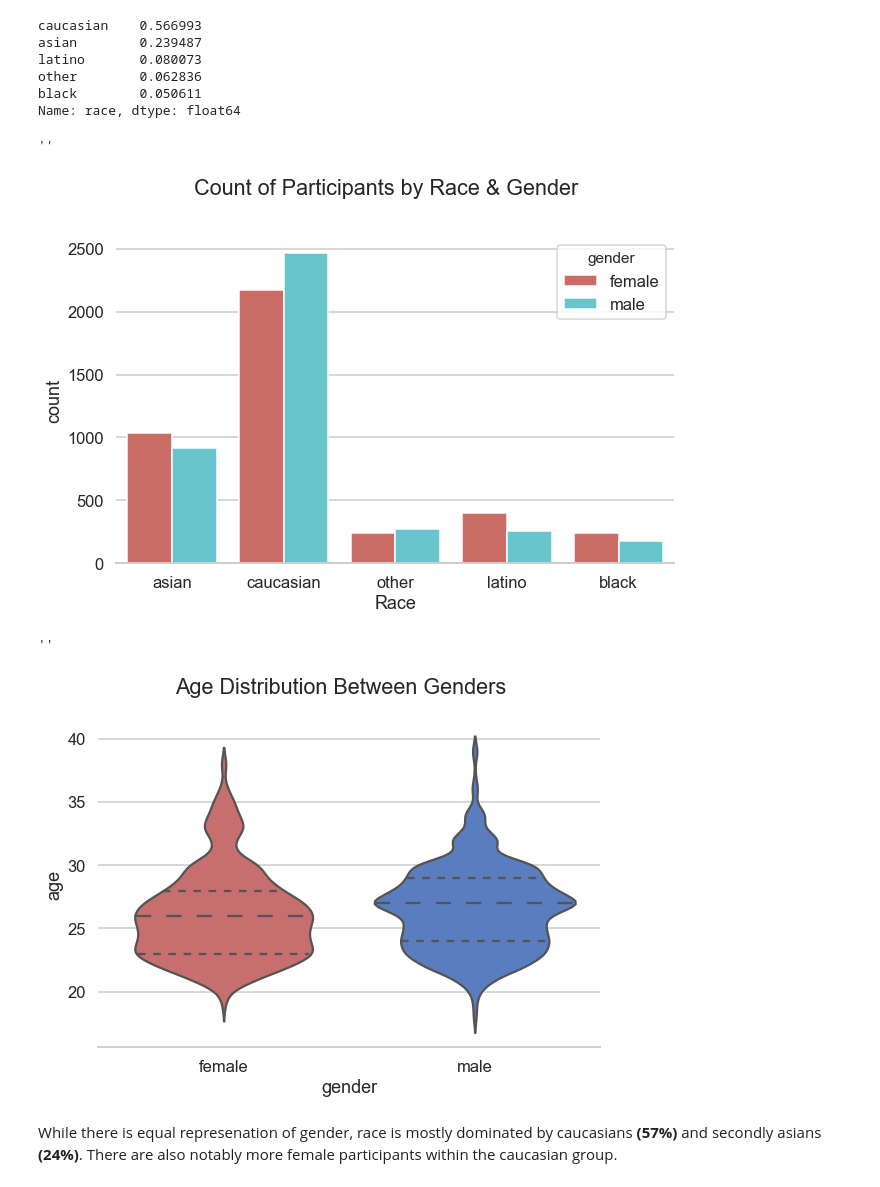
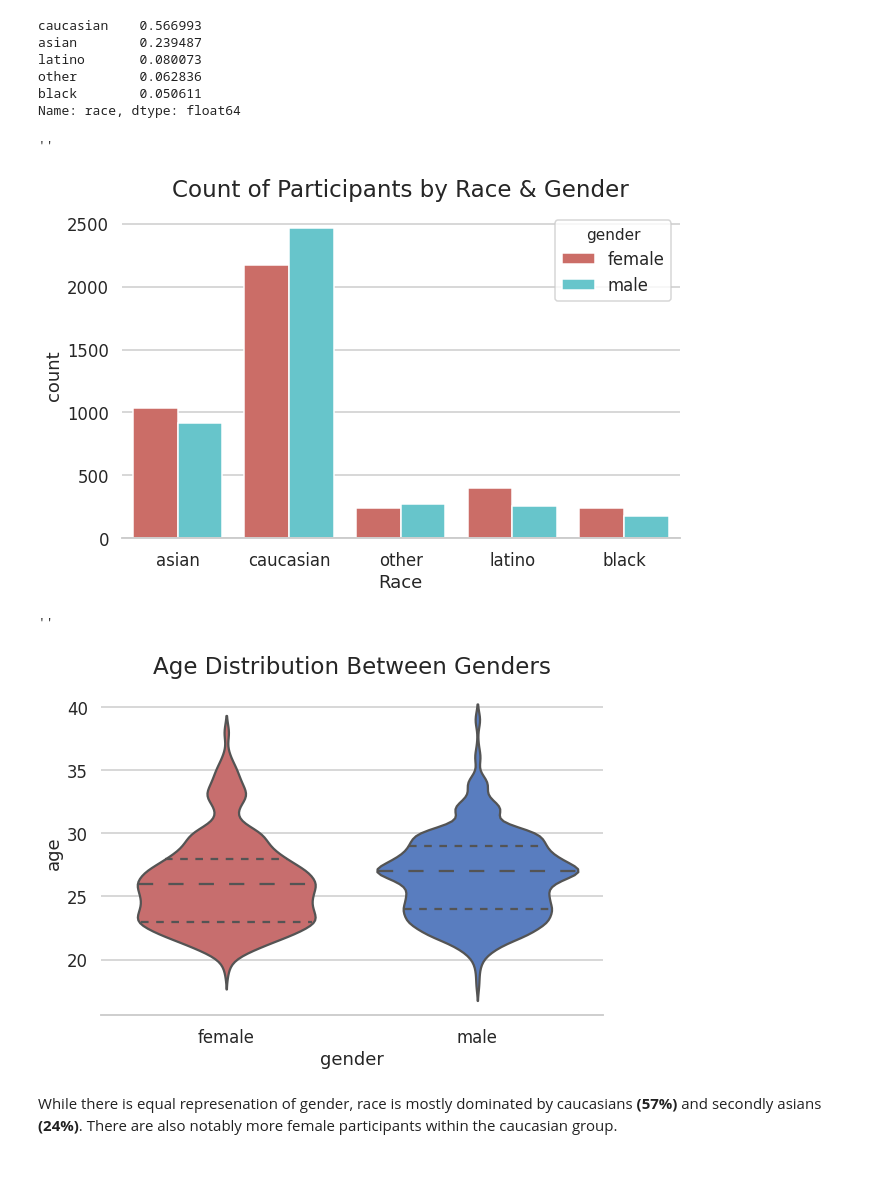
Before and after one commit to tangaw/Speed-Dating-Binary-Classification, a Jupyter notebook: src/SpeedDating.ipynb, the cells around one changed output. Saved outputs shown, nothing was run; the diff lists cells and outputs as text; code cells hidden in the pictures.

Commit message:
Update notebook and output figures

```diff
--- a/src/SpeedDating.ipynb
+++ b/src/SpeedDating.ipynb
@@ -9,7 +9,7 @@ import matplotlib.pyplot as plt
 import seaborn as sns
 %matplotlib inline
 # %%
-df = pd.read_csv('https://raw.githubusercontent.com/datasets/speed-dating/master/data/speed-dating.csv')
+df = pd.read_csv('./data/speed-dating.csv')
 # %%
 df.head()
 # %% [output]
@@ -185,28 +239,30 @@ Name: race, dtype: float64
 # %%
 # Count plot of gender and race
 plt.figure(figsize=(10,6))
 sns.set(style='whitegrid', color_codes=True, context='talk')
 sns.countplot(x='race', hue='gender', data=df_age,
              palette='hls')
-plt.suptitle('Count of Participants by Race & Gender', y=1.015)
+plt.title('Count of Participants by Race & Gender', size=23, y=1.03)
 plt.xlabel('Race')
 sns.despine(left=True)
+plt.savefig('./figure/count_by_race_gender.png')
 ;
 # %% [output]
 ''
-[figure, old version]
+[figure, new version]
 # %%
 # Violin plot to check age distribution between genders
 sns.set(style="whitegrid", palette="muted", color_codes=True, context='talk')
 plt.figure(figsize=(9,6))
 sns.violinplot(x='gender', y='age', data=df_age[df_age.age<=40], # Limiting age within 40 due to few outliers
                inner='quartile', palette={'female': 'r', 'male': 'b'})
-plt.suptitle('Age Distribution Between Genders')
+plt.title('Age Distribution Between Genders', size=23, y=1.03)
 sns.despine(left=True)
+plt.savefig('./figure/age_dist_by_gender.png')
 ;
 # %% [output]
 ''
-[figure, old version]
+[figure, new version]
 # %% [markdown]
 While there is equal represenation of gender, race is mostly dominated by caucasians **(57%)** and secondly asians **(24%)**. There are also notably more female participants within the caucasian group.
 # %% [markdown]
```
Also changed, not shown: parts of 16 cells of this notebook, 7 other files.
